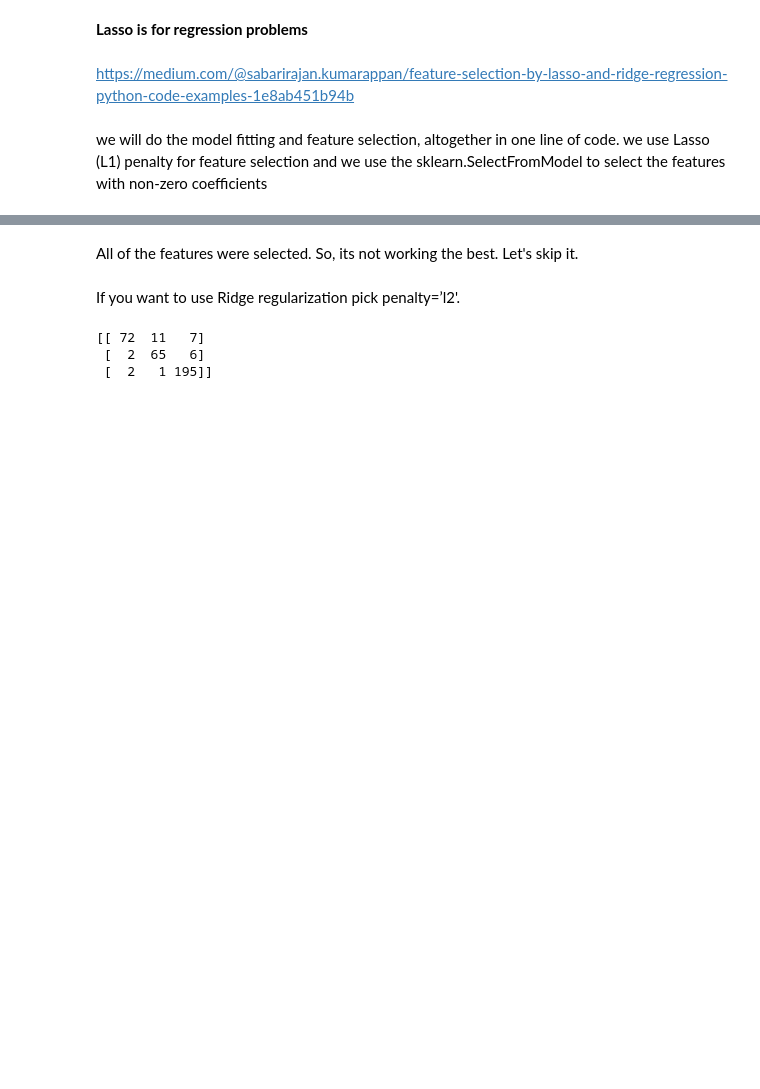
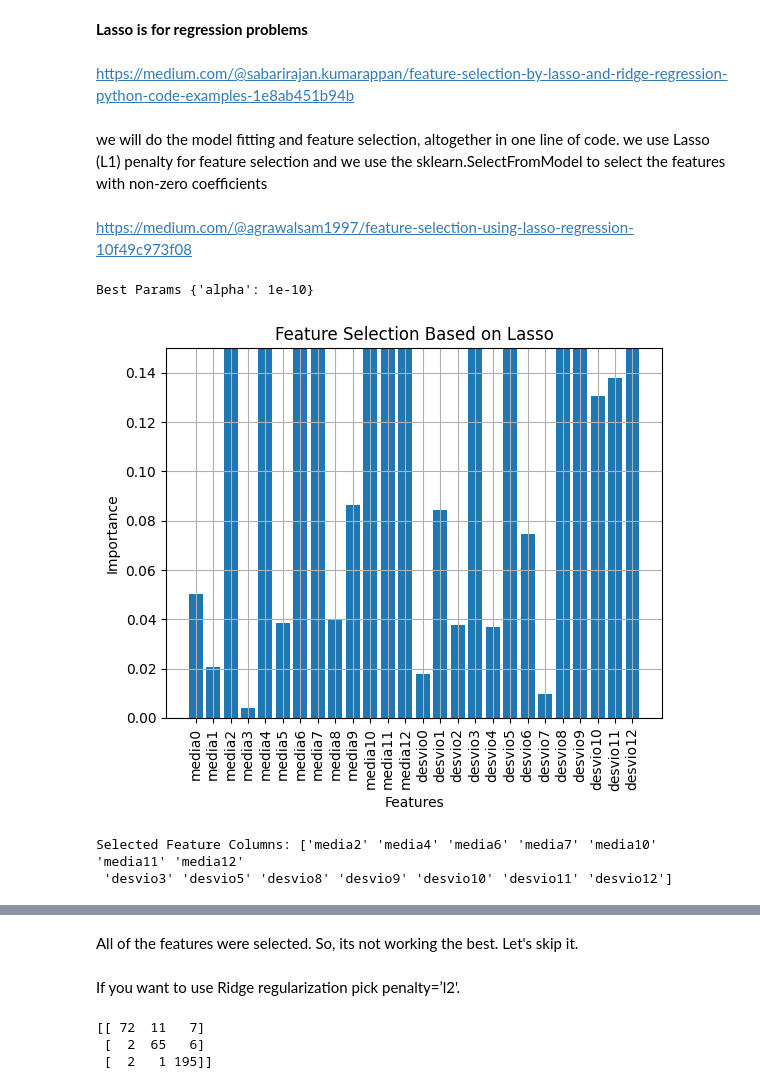
Before and after one commit to qettera/Machine-Learning-Overview, a Jupyter notebook: project.ipynb, the cells around one changed output, grey strips where cells are left out. Saved outputs shown, nothing was run; the diff lists cells and outputs as text; code cells hidden in the pictures; blank space fills up the shorter version.

```diff
--- a/project.ipynb
+++ b/project.ipynb
@@ -534,11 +548,22 @@ NOT? to evaluate already chosen set of features
 # %%
 from sklearn.model_selection import train_test_split
 
+df2 = df.copy(deep=True)
+
+df2['classe'].mask(df2['classe'] == 'car_horn', 0, inplace=True)
+df2['classe'].mask(df2['classe'] == 'gun_shot', 1, inplace=True)
+df2['classe'].mask(df2['classe'] == 'jackhammer', 2, inplace=True)
+
+y2 = df2['classe']
 y = df['classe']
+
 X = df.drop(['classe'], axis=1)
 
+x_train2, x_test2, y_train2, y_test2 = train_test_split(X, y2, test_size=0.2, random_state=42)
 x_train, x_test, y_train, y_test = train_test_split(X, y, test_size=0.2, random_state=42)
 # %% [markdown]
 https://medium.com/@sabarirajan.kumarappan/feature-selection-by-lasso-and-ridge-regression-python-code-examples-1e8ab451b94b
 # %% [markdown]
 we will do the model fitting and feature selection, altogether in one line of code. we use Lasso (L1) penalty for feature selection and we use the sklearn.SelectFromModel to select the features with non-zero coefficients
+# %% [markdown]
+https://medium.com/@agrawalsam1997/feature-selection-using-lasso-regression-10f49c973f08
@@ -544,0 +574,45 @@ we will do the model fitting and feature selection, altogether in one line of co
+# %%
+# parameters to be tested on GridSearchCV to find the best alpha parameterr
+params = {"alpha":np.arange(0.0000000001, 10, 500)}
+
+# Number of Folds and adding the random state for replication
+kf=KFold(n_splits=5,shuffle=True, random_state=42)
+
+# Initializing the Model
+lasso = Lasso()
+
+# GridSearchCV with model, params and folds.
+lasso_cv=GridSearchCV(lasso, param_grid=params, cv=kf)
+lasso_cv.fit(X, y2)
+print("Best Params {}".format(lasso_cv.best_params_))
+# %% [output]
+Best Params {'alpha': 1e-10}
+# %%
+names=df.drop("classe", axis=1).columns
+
+
+# calling the model with the best parameter
+lasso1 = Lasso(alpha=0.0000000001)
+lasso1.fit(x_train, y_train2)
+
+# Using np.abs() to make coefficients positive
+lasso1_coef = np.abs(lasso1.coef_)
+
+# plotting the Column Names and Importance of Columns.
+plt.bar(names, lasso1_coef)
+plt.xticks(rotation=90)
+plt.grid()
+plt.title("Feature Selection Based on Lasso")
+plt.xlabel("Features")
+plt.ylabel("Importance")
+plt.ylim(0, 0.15)
+plt.show()
+# %% [output]
+[figure, added]
+# %%
+# Subsetting the features which has more than 0.1 importance.
+feature_subset=np.array(names)[lasso1_coef>0.1]
+print("Selected Feature Columns: {}".format(feature_subset))
+# %% [output]
+Selected Feature Columns: ['media2' 'media4' 'media6' 'media7' 'media10' 'media11' 'media12'
+ 'desvio3' 'desvio5' 'desvio8' 'desvio9' 'desvio10' 'desvio11' 'desvio12']
```
Also changed, not shown: parts of 58 cells of this notebook.
